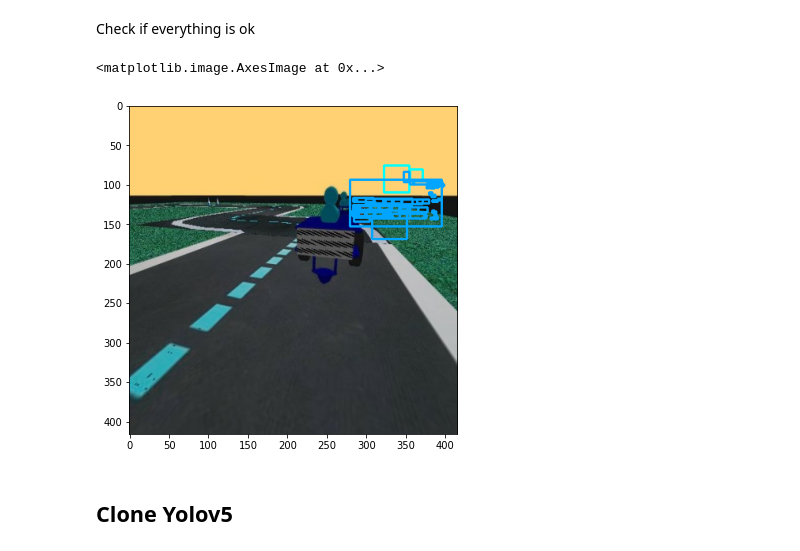
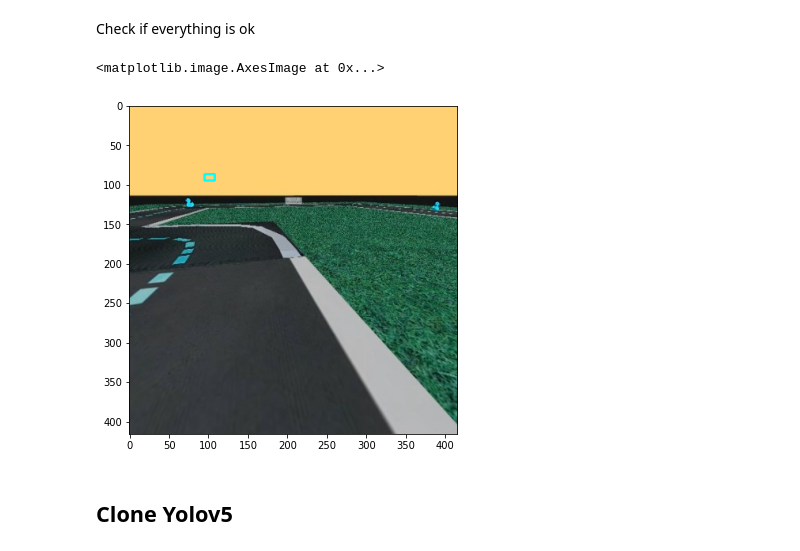
Before and after one commit to guthi1/mooc-exercises, a Jupyter notebook: project/solution/dev/yolo_training.ipynb, the cells around one changed output. Saved outputs shown, nothing was run; the diff lists cells and outputs as text; code cells hidden in the pictures.

```diff
--- a/project/solution/dev/yolo_training.ipynb
+++ b/project/solution/dev/yolo_training.ipynb
@@ -362,7 +384,8 @@ for filename in filenames:
 
     # Resize image
     orig_x, orig_y = img.shape[0], img.shape[1]
-    scale_x, scale_y = IMAGE_SIZE/orig_x, IMAGE_SIZE/orig_y
+
+    scale_y, scale_x = IMAGE_SIZE/orig_x, IMAGE_SIZE/orig_y
     img = cv2.resize(img, (IMAGE_SIZE,IMAGE_SIZE))
 
     boxes = []
@@ -374,13 +397,22 @@ for filename in filenames:
     for obj in objs:
         label, x, y, w, h = obj
 
-        pt1 = np.array([int(scale_x * orig_x * (float(x) + float(w)/2)), int(scale_y * orig_y * (float(y) + float(h)/2))])
-        pt2 = np.array([int(scale_x * orig_x * (float(x) - float(w)/2)), int(scale_y * orig_y * (float(y) - float(h)/2))])
-
         x_min = pt1[0]
         y_min = pt1[1]
         x_max = pt2[0]
         y_max = pt2[1]
+
+        o, x, y, w, h = obj
+        pt1 = np.array([int(x_shape * (float(x) + float(w)/2)), int(y_shape * (float(y) + float(h)/2))])
+        pt2 = np.array([int(x_shape * (float(x) - float(w)/2)), int(y_shape * (float(y) - float(h)/2))])
+
+        pt1_scaled = np.array([int(pt1[0] * scale_x), int(pt1[1] * scale_y)])
+        pt2_scaled = np.array([int(pt2[0] * scale_x), int(pt2[1] * scale_y)])
+
+        x_min = pt1_sclaed[0]
+        y_min = pt1_sclaed[1]
+        x_max = pt2_sclaed[0]
+        y_max = pt2_sclaed[1]
 
         boxes.append([x_min, y_min, x_max, y_max])
         classes.append(label)
@@ -390,4 +422,5 @@ for filename in filenames:
 
     save_img(img, boxes, classes)
 
+
 train_test_split(all_image_names, SPLIT_PERCENTAGE, f"/content{DATASET_DIR}")
@@ -405,31 +456,31 @@ Check if everything is ok
 # %%
 from matplotlib import pyplot as plt
 
-yolo_data_img_path = '/content/dt_dataset/duckietown_dataset/train/images/real_1.jpg'
-yolo_data_txt_path = '/content/dt_dataset/duckietown_dataset/train/labels/real_1.txt'
+yolo_data_img_path = '/content/dt_dataset/duckietown_dataset/train/images/real_11.jpg'
+yolo_data_txt_path = '/content/dt_dataset/duckietown_dataset/train/labels/real_11.txt'
 colors = {0: (0, 255, 255), 1: (0, 165, 255), 2: (0, 250, 0), 3: (0, 0, 255)}
 
 
 # removing the new line characters
 with open(yolo_data_txt_path) as f:
     objs = [line.rstrip().split(' ') for line in f]
 
 img_ori = cv2.imread(yolo_data_img_path)
 x_shape, y_shape, channel = img_ori.shape
 
 for obj in objs:
     o, x, y, w, h = obj
 
     pt1 = np.array([int(x_shape * (float(x) + float(w)/2)), int(y_shape * (float(y) + float(h)/2))])
     pt2 = np.array([int(x_shape * (float(x) - float(w)/2)), int(y_shape * (float(y) - float(h)/2))])
     img_ori = cv2.rectangle(img_ori, pt1, pt2, colors[int(o)], 2)
 
 fig = plt.figure(figsize = (20,10))
 ax1 = fig.add_subplot(1,3,1)
 ax1.imshow(img_ori)
 # %% [output]
 <matplotlib.image.AxesImage at 0x...>
-[figure, old version]
+[figure, new version]
 # %% [markdown]
 ## Clone Yolov5
 # %%
```
Also changed, not shown: parts of 5 cells of this notebook.
